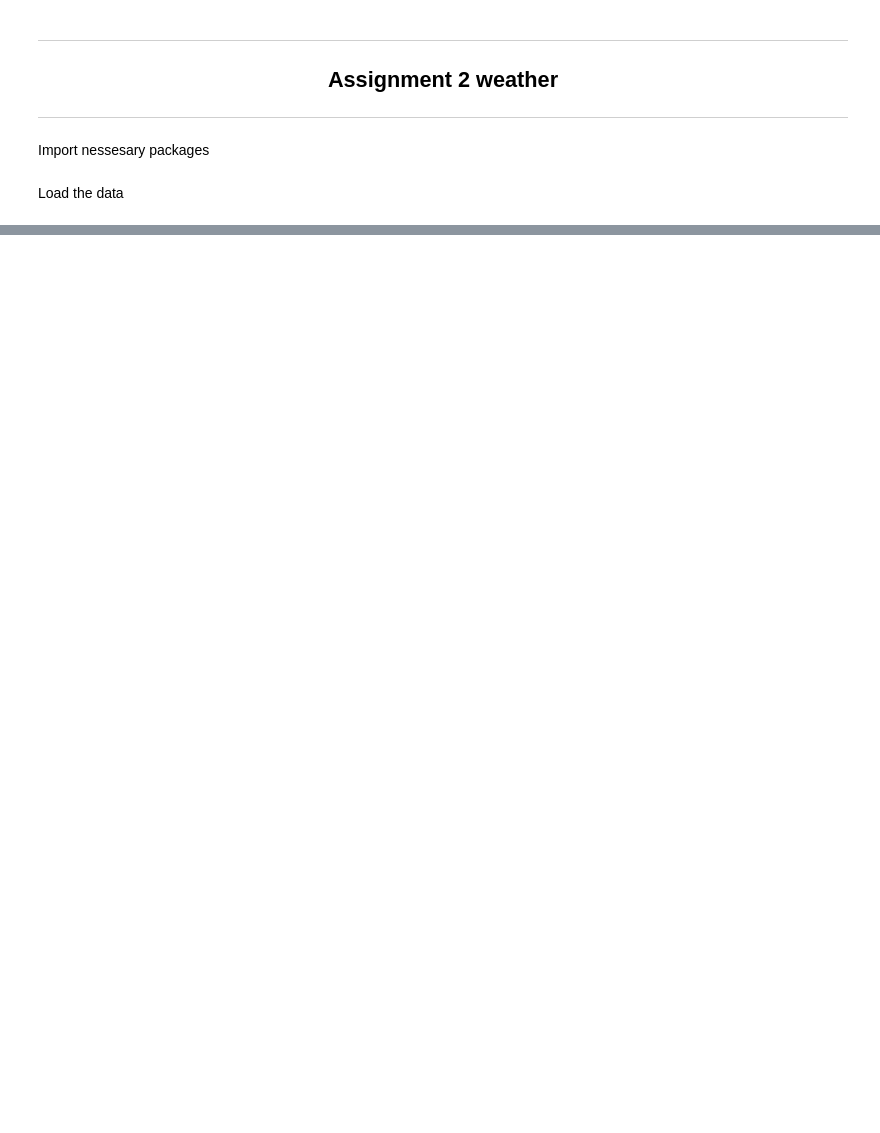
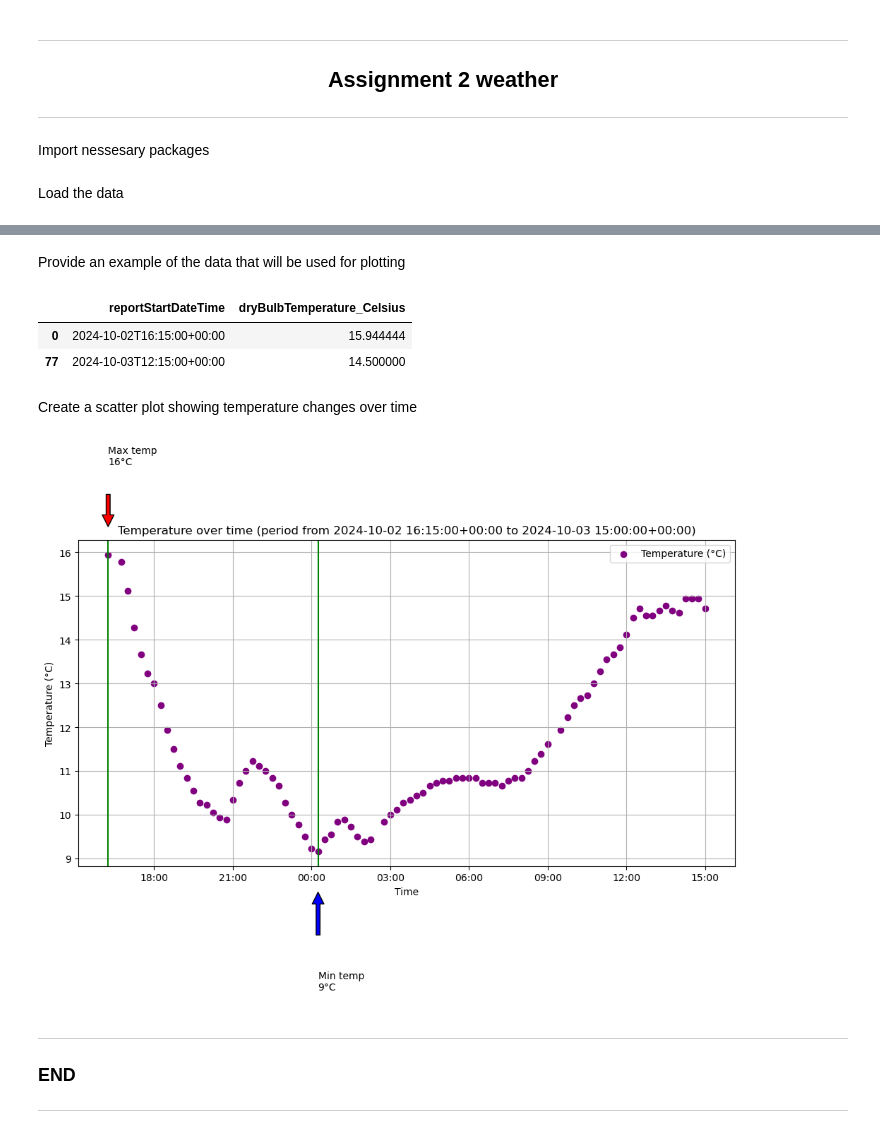
Before and after one commit to YuliiaKharchenko/PFDA, a Jupyter notebook: assignments/assignment2-weather.ipynb, the cells around one changed output, grey strips where cells are left out. Saved outputs shown, nothing was run; the diff lists cells and outputs as text; code cells hidden in the pictures; blank space fills up the shorter version.

```diff
--- a/assignments/assignment2-weather.ipynb
+++ b/assignments/assignment2-weather.ipynb
@@ -77,0 +46,66 @@ plt.show()
+# %% [markdown]
+Provide an example of the data that will be used for plotting
+# %%
+
+dfweather[["reportStartDateTime", "dryBulbTemperature_Celsius"]].sample(2)
+# %% [output]
+|  | reportStartDateTime | dryBulbTemperature_Celsius |
+| 0 | 2024-10-02T16:15:00+00:00 | 15.944444 |
+| 77 | 2024-10-03T12:15:00+00:00 | 14.500000 |
+# %% [markdown]
+Create a scatter plot showing temperature changes over time
+# %%
+
+# convert the time column to datetime format
+dfweather["reportStartDateTime"] = pd.to_datetime(dfweather["reportStartDateTime"])
+
+# get the start and end dates for the title
+start_date, end_date = dfweather["reportStartDateTime"].min(), dfweather["reportStartDateTime"].max()
+
+# find the largest and smallest temperature in the dataset (whole numbers)
+max_temp = round(dfweather["dryBulbTemperature_Celsius"].max())
+min_temp = round(dfweather["dryBulbTemperature_Celsius"].min())
+
+# get the corresponding times for the largest and smallest temperatures
+max_temp_time = dfweather.loc[dfweather["dryBulbTemperature_Celsius"] == dfweather["dryBulbTemperature_Celsius"].max(), "reportStartDateTime"].values[0]
+min_temp_time = dfweather.loc[dfweather["dryBulbTemperature_Celsius"] == dfweather["dryBulbTemperature_Celsius"].min(), "reportStartDateTime"].values[0]
+
+# plot the data with time on the x-axis
+plt.figure(figsize=(12, 6))
+plt.scatter(dfweather["reportStartDateTime"], dfweather["dryBulbTemperature_Celsius"], label="Temperature (°C)", color="purple")
+
+# add vertical lines for the maximum and minimum temperature
+plt.axvline(x=max_temp_time, color="green", linestyle="-")
+plt.axvline(x=min_temp_time, color="green", linestyle="-")
+
+# annotate the maximum temperature
+plt.annotate(f"Max temp\n{max_temp}°C", xy=(max_temp_time, max_temp),
+             xytext=(max_temp_time, max_temp + 2),
+             arrowprops=dict(facecolor="red", shrink=0.3))
+
+# annotate the minimum temperature
+plt.annotate(f"Min temp\n{min_temp}°C", xy=(min_temp_time, min_temp),
+             xytext=(min_temp_time, min_temp - 3),
+             arrowprops=dict(facecolor="blue", shrink=0.3))
+
+# Format x-axis to show only the time
+plt.gca().xaxis.set_major_formatter(mdates.DateFormatter("%H:%M"))
+
+# add labels and title to the plot
+plt.xlabel("Time")
+plt.ylabel("Temperature (°C)")
+plt.title(f"Temperature over time (period from {start_date} to {end_date})")
+plt.grid(True)
+
+plt.legend(loc="upper right")
+
+# Show
+plt.show()
+# %% [output]
+[figure, added]
+# %% [markdown]
+***
+
+### END
+
+***
```
Also changed, not shown: parts of 6 cells of this notebook, 1 other file.
